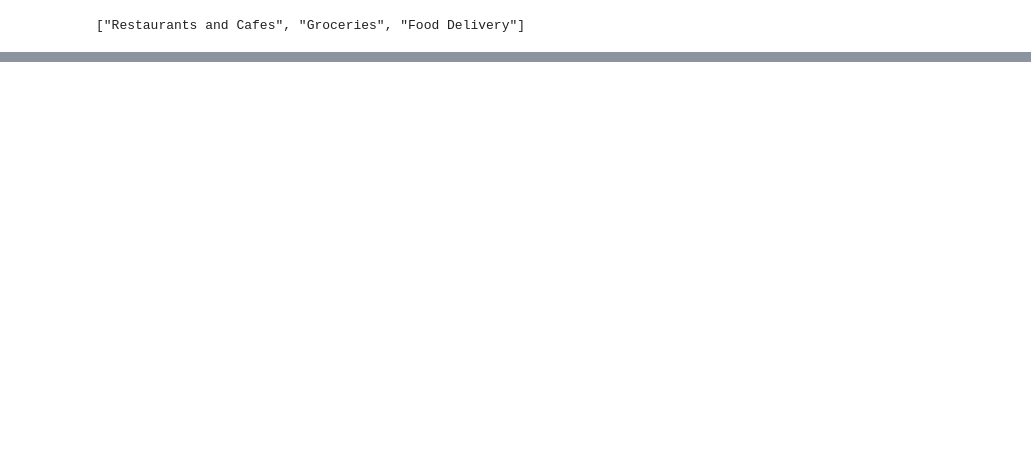
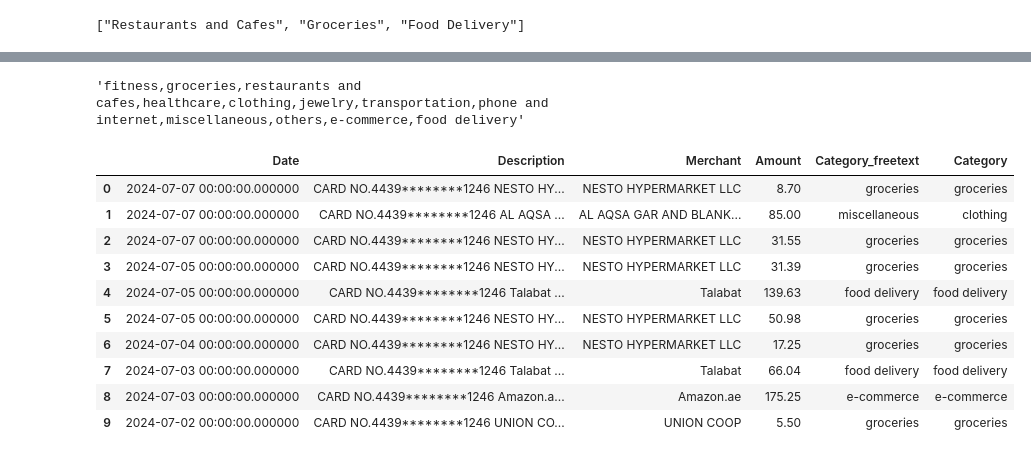
Before and after one commit to x110/SpendWise, a Jupyter notebook: notebooks/playground.ipynb, the cells around one changed output, grey strips where cells are left out. Cells and saved outputs as stored; diff of their text form; code cells hidden in the pictures; blank space fills up the shorter version.

```diff
--- a/notebooks/playground.ipynb
+++ b/notebooks/playground.ipynb
@@ -709,0 +739,18 @@ except ValueError:
+# %%
+','.join(categories)
+# %% [output]
+'fitness,groceries,restaurants and cafes,healthcare,clothing,jewelry,transportation,phone and internet,miscellaneous,others,e-commerce,food delivery'
+# %%
+pysqldf("SELECT * FROM df LIMIT 10;")
+# %% [output]
+|  | Date | Description | Merchant | Amount | Category_freetext | Category |
+| 0 | 2024-07-07 00:00:00.000000 | CARD NO.4439********1246 NESTO HY... | NESTO HYPERMARKET LLC | 8.70 | groceries | groceries |
+| 1 | 2024-07-07 00:00:00.000000 | CARD NO.4439********1246 AL AQSA ... | AL AQSA GAR AND BLANK... | 85.00 | miscellaneous | clothing |
+| 2 | 2024-07-07 00:00:00.000000 | CARD NO.4439********1246 NESTO HY... | NESTO HYPERMARKET LLC | 31.55 | groceries | groceries |
+| 3 | 2024-07-05 00:00:00.000000 | CARD NO.4439********1246 NESTO HY... | NESTO HYPERMARKET LLC | 31.39 | groceries | groceries |
+| 4 | 2024-07-05 00:00:00.000000 | CARD NO.4439********1246 Talabat ... | Talabat | 139.63 | food delivery | food delivery |
+| 5 | 2024-07-05 00:00:00.000000 | CARD NO.4439********1246 NESTO HY... | NESTO HYPERMARKET LLC | 50.98 | groceries | groceries |
+| 6 | 2024-07-04 00:00:00.000000 | CARD NO.4439********1246 NESTO HY... | NESTO HYPERMARKET LLC | 17.25 | groceries | groceries |
+| 7 | 2024-07-03 00:00:00.000000 | CARD NO.4439********1246 Talabat ... | Talabat | 66.04 | food delivery | food delivery |
+| 8 | 2024-07-03 00:00:00.000000 | CARD NO.4439********1246 Amazon.a... | Amazon.ae | 175.25 | e-commerce | e-commerce |
+| 9 | 2024-07-02 00:00:00.000000 | CARD NO.4439********1246 UNION CO... | UNION COOP | 5.50 | groceries | groceries |
```
Also changed, not shown: parts of 5 cells of this notebook, 1 other file.
